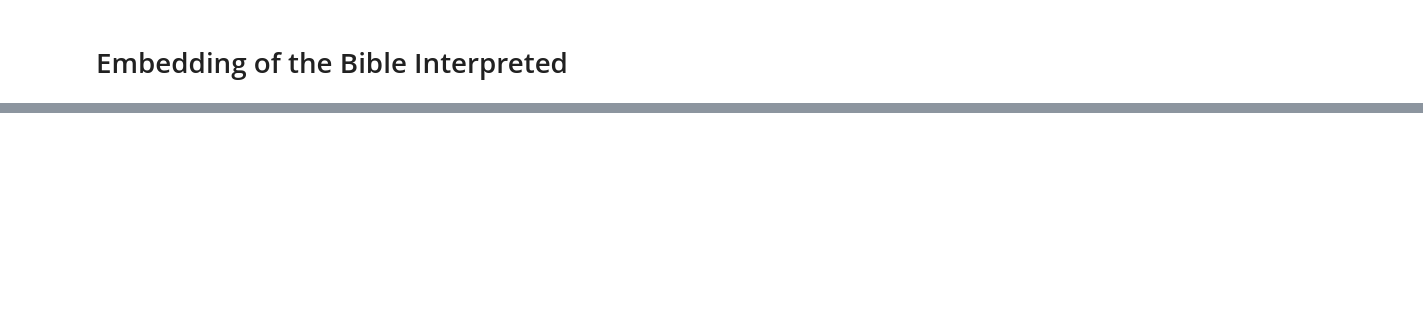
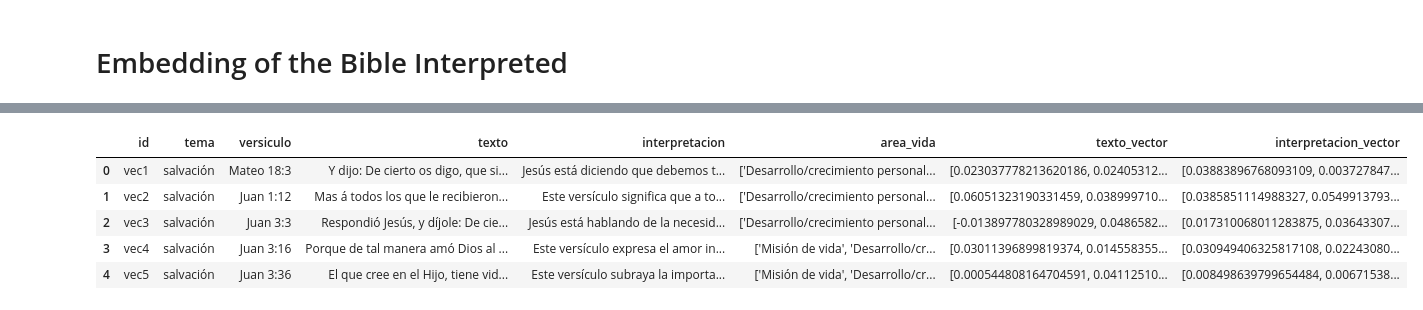
Before and after one commit to orare-tfm/orare-model, a Jupyter notebook: bible/embeddings/bible_embeddings.ipynb, the cells around one changed output, grey strips where cells are left out. Saved outputs shown, nothing was run; the diff lists cells and outputs as text; code cells hidden in the pictures; blank space fills up the shorter version.

```diff
--- a/bible/embeddings/bible_embeddings.ipynb
+++ b/bible/embeddings/bible_embeddings.ipynb
@@ -28,0 +122,16 @@ with open('bible/data/bible.json') as f:
+# %%
+import pandas as pd
+import os
+
+os.chdir('/Users/hiroshi/Documents/ds_projects/orare-model')
+
+bible_data = pd.read_csv('bible/data/bible_by_theme_int_embedding.csv')
+# %%
+bible_data.head()
+# %% [output]
+|  | id | tema | versiculo | texto | interpretacion | area_vida | texto_vector | interpretacion_vector |
+| 0 | vec1 | salvación | Mateo 18:3 | Y dijo: De cierto os digo, que si... | Jesús está diciendo que debemos t... | ['Desarrollo/crecimiento personal... | [0.023037778213620186, 0.02405312... | [0.03883896768093109, 0.003727847... |
+| 1 | vec2 | salvación | Juan 1:12 | Mas á todos los que le recibieron... | Este versículo significa que a to... | ['Desarrollo/crecimiento personal... | [0.06051323190331459, 0.038999710... | [0.0385851114988327, 0.0549913793... |
+| 2 | vec3 | salvación | Juan 3:3 | Respondió Jesús, y díjole: De cie... | Jesús está hablando de la necesid... | ['Desarrollo/crecimiento personal... | [-0.013897780328989029, 0.0486582... | [0.017310068011283875, 0.03643307... |
+| 3 | vec4 | salvación | Juan 3:16 | Porque de tal manera amó Dios al ... | Este versículo expresa el amor in... | ['Misión de vida', 'Desarrollo/cr... | [0.03011396899819374, 0.014558355... | [0.030949406325817108, 0.02243080... |
+| 4 | vec5 | salvación | Juan 3:36 | El que cree en el Hijo, tiene vid... | Este versículo subraya la importa... | ['Misión de vida', 'Desarrollo/cr... | [0.000544808164704591, 0.04112510... | [0.008498639799654484, 0.00671538... |
```
Also changed, not shown: parts of 39 cells of this notebook.
